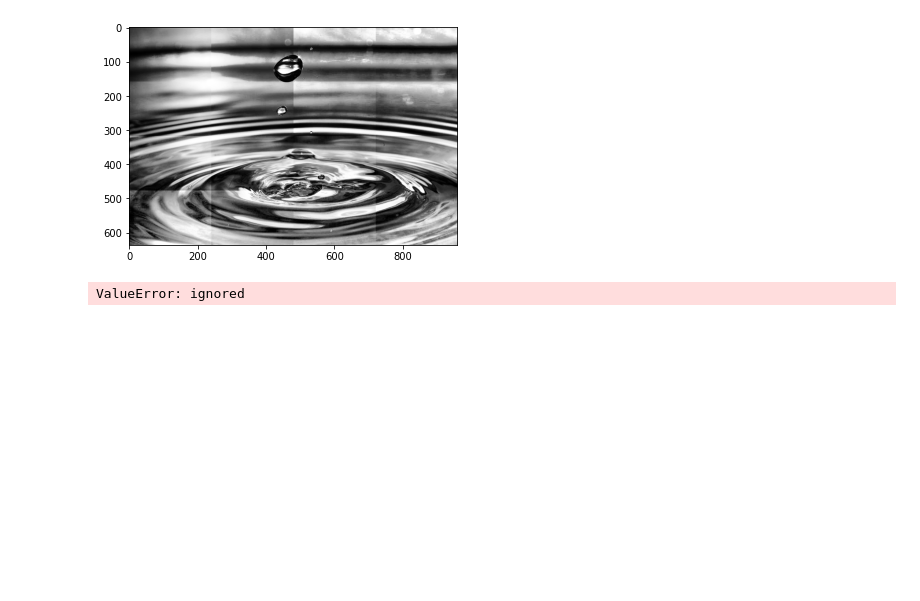
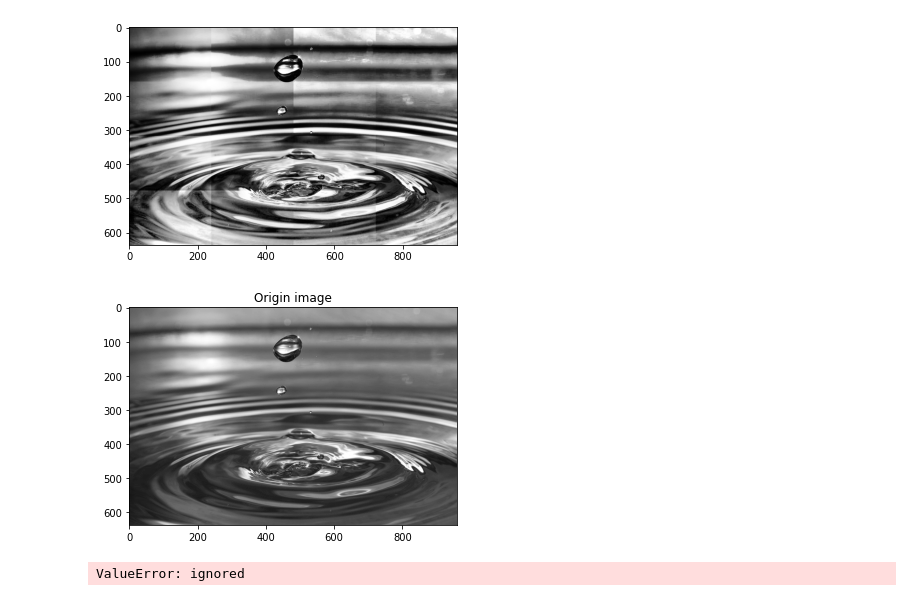
Before and after one commit to rafaelsangarcia/VisionComputarizada, a Jupyter notebook: Modulo2/Tareas/2_6_Google_Colab_Algoritmos_de_Mejoramiento_de_Imágenes_basado_por_Pixeles.ipynb, the cells around one changed output. Drawn from its saved outputs; the diff is of its cells as text; code cells hidden in the pictures; blank space fills up the shorter version.

```diff
--- a/Modulo2/Tareas/2_6_Google_Colab_Algoritmos_de_Mejoramiento_de_Imágenes_basado_por_Pixeles.ipynb
+++ b/Modulo2/Tareas/2_6_Google_Colab_Algoritmos_de_Mejoramiento_de_Imágenes_basado_por_Pixeles.ipynb
@@ -125,6 +115,15 @@ plt.imshow(Result,cmap='gray')
 plt.show()
 # %% [output]
 [figure]
+# %%
+#get images
+img = cv2.imread('/content/drive/Shareddrives/Vision/TAREA 1/Data Imagenes/Water.jpg')
+img = cv2.cvtColor(img, cv2.COLOR_BGR2GRAY)
+plt.title("Origin image")
+plt.imshow(img,cmap='gray')
+plt.show()
+# %% [output]
+[figure, added]
 # %%
 #equ = cv2.equalizeHist(img)
 #h1=imageList[0].shape
```
Also changed, not shown: parts of 4 cells of this notebook.
